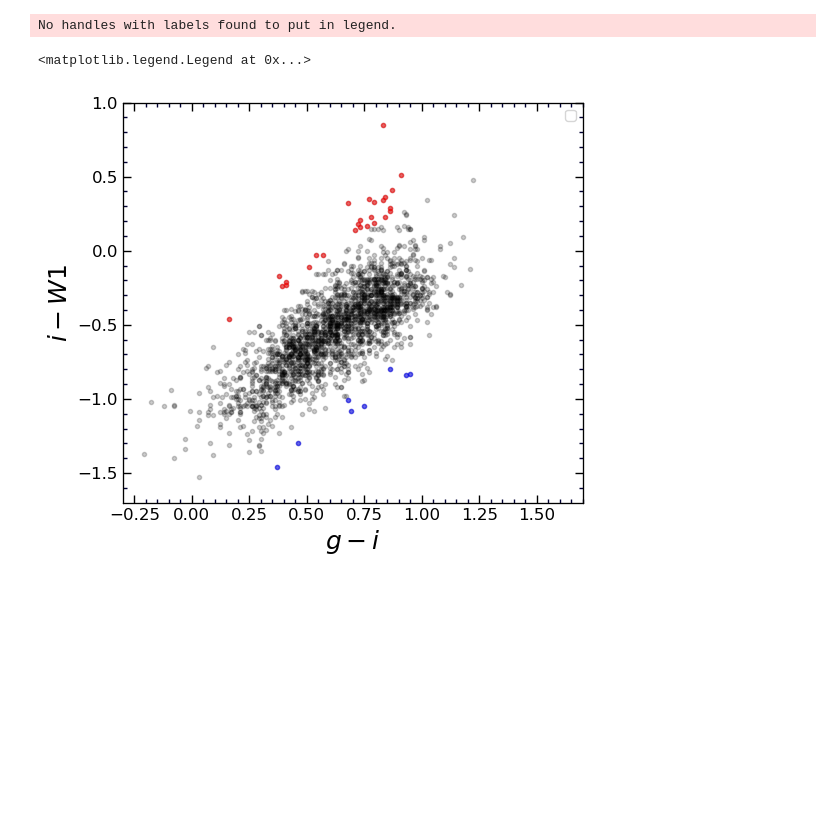
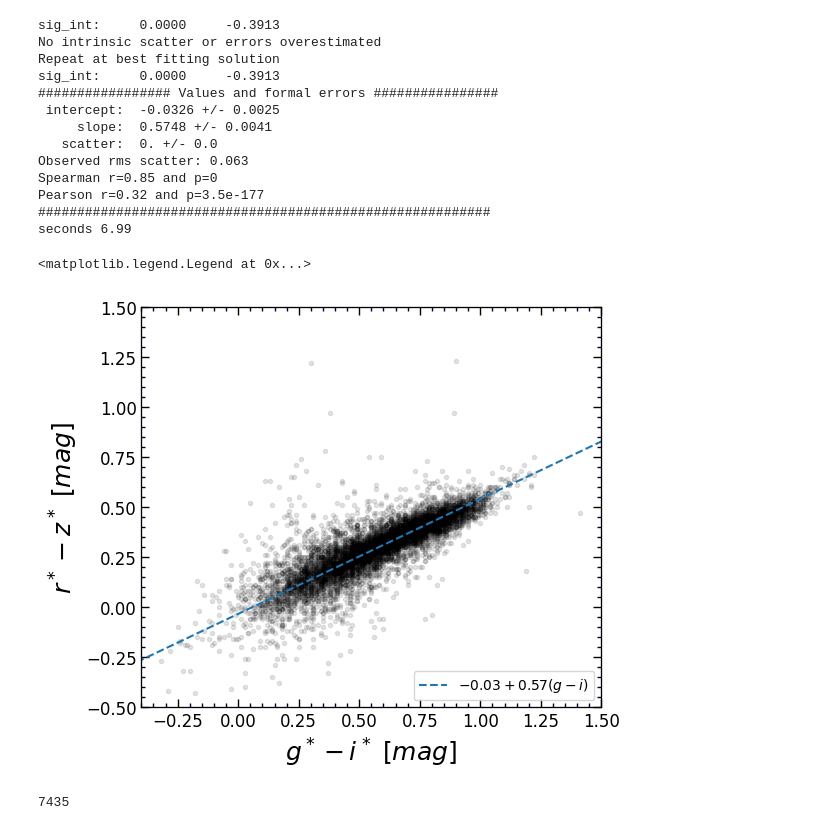
Before and after one commit to ekourkchi/test_TFRcatal, a Jupyter notebook: Stellar_mass.ipynb, the cells around one changed output. Cells and saved outputs as stored; diff of their text form; code cells hidden in the pictures; blank space fills up the shorter version.

```diff
--- a/Stellar_mass.ipynb
+++ b/Stellar_mass.ipynb
@@ -82,9 +82,10 @@ df['M1_75'] = np.asarray([np.float64(x) for x in df['w1***'].values]) - df.DM_75
 df['M2_75'] = np.asarray([np.float64(x) for x in df['w2***'].values]) - df.DM_75.values
 
 df['gi'] = df['g***'] - df['i***']
+df['gr'] = df['g***'] - df['r***']
+df['gz'] = df['g***'] - df['z***']
 df['rz'] = df['r***'] - df['z***']
-df['gz'] = df['g***'] - df['z***']
-
+df['ri'] = df['r***'] - df['i***']
 
 print(df.columns)
 print(len(df))
@@ -233,39 +442,51 @@ array([  3081,   3247,  36778,  37164,  39632,  43944,  85607, 138562])
 # %%
 fig = py.figure(figsize=(5, 5), dpi=100)
 fig.subplots_adjust(wspace=0, top=0.92, bottom=0.12, left=0.06, right=0.98)
 gs = gridspec.GridSpec(1,1) ; p=0
 ax = plt.subplot(gs[p]) ; p+=1
 
 
+dff = df[(df.Qs>2)&(df.logMs<10)].dropna()
 
 X0 = dff.gi.values
-Y0 = dff.iw.values
-Vmod = dff.Vmod.values
+Y0 = dff.rz.values
 
-ax.plot(X0, Y0, 'k.', alpha=0.2)
+ax.plot(X0, Y0, 'k.', alpha=0.1)
+
+set_axes(ax, (-0.4,1.5), (-0.5,1.5), fontsize=12)
 
 
-set_axes(ax, (-0.3,1.7), (-1.7,1.0), fontsize=12)
+mcfit = lts_linefit(X0, Y0, X0*0+0.07, Y0*0+0.07, clip=3., plot=False)
+m = mcfit.ab[1]
+b = mcfit.ab[0]
+
+color = np.linspace(-1,2)
+zp = '%.2f'%b
+slope = '%.2f'%m
+ax.plot(gi, m*color+b, '--', label=r'$'+zp+'+'+slope+'(g-i)$')
 
 
-xx = X0[mask]
-YY = Y0[mask]
-
-xx1 = xx[yy>yy0]
-yy1 = YY[yy>yy0]
-ax.plot(xx1, yy1, 'r.', alpha=0.5)
-
-
-xx1 = xx[yy<yy0]
-yy1 = YY[yy<yy0]
-ax.plot(xx1, yy1, 'b.', alpha=0.5)
-
-
-ax.set_xlabel(r'$g-i $', fontsize=18)
-ax.set_ylabel(r'$i-W1 $', fontsize=18)
+ax.set_xlabel(r'$g^*-i^* \/\/[mag]$', fontsize=18)
+ax.set_ylabel(r'$r^*-z^* \/\/[mag]$', fontsize=18)
 
 ax.legend()
 # %% [output]
-No handles with labels found to put in legend.
+sig_int:     0.0000     -0.3913
+No intrinsic scatter or errors overestimated
+Repeat at best fitting solution
+sig_int:     0.0000     -0.3913
+################# Values and formal errors ################
+ intercept:  -0.0326 +/- 0.0025
+     slope:  0.5748 +/- 0.0041
+   scatter:  0. +/- 0.0
+Observed rms scatter: 0.063
+Spearman r=0.85 and p=0
+Pearson r=0.32 and p=3.5e-177
+##########################################################
+seconds 6.99
 <matplotlib.legend.Legend at 0x...>
-[figure, old version]
+[figure, new version]
+# %%
+len(X0)
+# %% [output]
+7435
```
Also changed, not shown: parts of 11 cells of this notebook, 7 other files.
